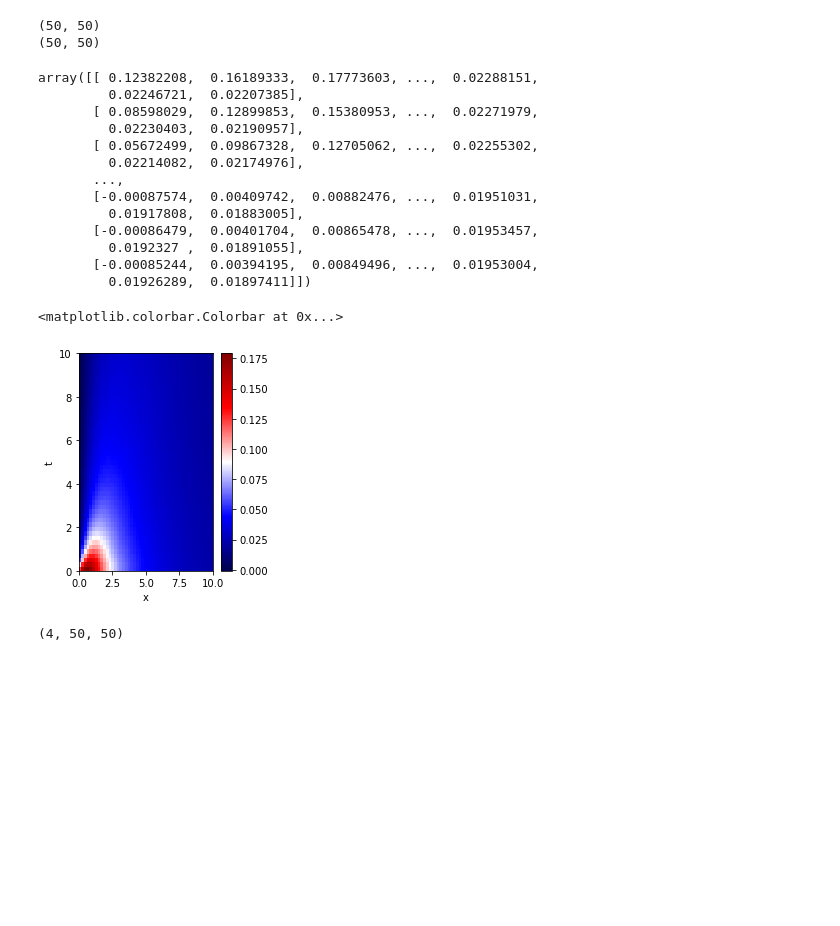
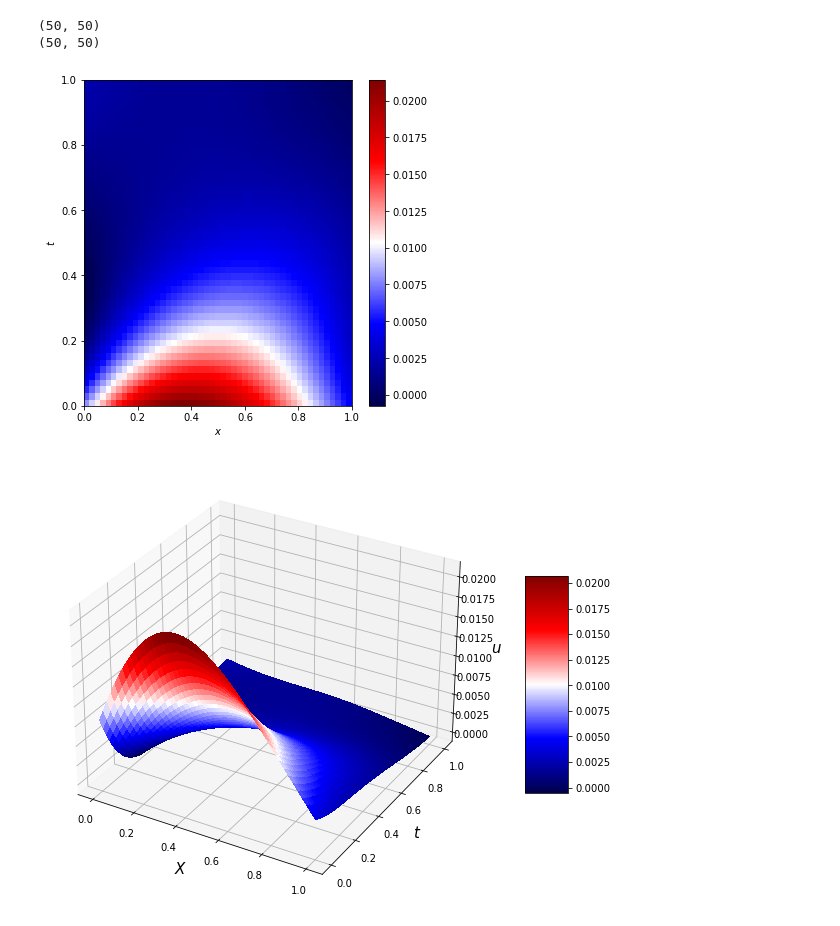
Before and after one commit to DeveYou/PFE_2022, a Jupyter notebook: heat.ipynb, the cells around one changed output. Cells and saved outputs as stored; diff of their text form; code cells hidden in the pictures; blank space fills up the shorter version.

```diff
--- a/heat.ipynb
+++ b/heat.ipynb
@@ -46,5 +35,5 @@ C5 = A * sn.exp(-T*x) * sn.cos((T*x) - (2* T**2 * t) + B) + C
 # %%
-model = sn.SciModel([x, t], [L, C3, C4, C5], loss_func= 'mse', optimizer='adam', plot_to_file='HE-Model.png')
+model = sn.SciModel([x, t], [L, C1, C2, C3], loss_func= 'mse', optimizer='adam', plot_to_file='HE-Model.png')
 model.summary()
 # %% [output]
 Model: "model_4"
@@ -67,8 +56,8 @@ ________________________________________________________________________________
 # %%
 # train the network
 x_train, t_train = np.meshgrid(
-    np.linspace(0, 10, 100),
-    np.linspace(0, 10, 100)
+    np.linspace(0, 1, 100),
+    np.linspace(0, 1, 100)
 )
 print(x_train.shape)
 print(t_train.shape)
@@ -117,7 +97,7 @@ array([[ 0.12382208,  0.1458718 ,  0.16163178, ...,  0.02246314,
 # %%
 x_test, t_test = np.meshgrid(
-    np.linspace(0, 10, 50),
-    np.linspace(0, 10, 50)
+    np.linspace(0, 1, 50),
+    np.linspace(0, 1, 50)
 )
 print(x_test.shape)
 print(t_test.shape)
@@ -125,33 +105,25 @@ print(t_test.shape)
 (50, 50)
 (50, 50)
 # %%
-T_test_eval = T.eval(model, [x_test, t_test])
-T_test_eval
+u_pred = u.eval(model, [x_test, t_test])
-# %% [output]
-array([[ 0.12382208,  0.16189333,  0.17773603, ...,  0.02288151,
-         0.02246721,  0.02207385],
-       [ 0.08598029,  0.12899853,  0.15380953, ...,  0.02271979,
-         0.02230403,  0.02190957],
-       [ 0.05672499,  0.09867328,  0.12705062, ...,  0.02255302,
-         0.02214082,  0.02174976],
-       ...,
-       [-0.00087574,  0.00409742,  0.00882476, ...,  0.01951031,
-         0.01917808,  0.01883005],
-       [-0.00086479,  0.00401704,  0.00865478, ...,  0.01953457,
-         0.0192327 ,  0.01891055],
-       [-0.00085244,  0.00394195,  0.00849496, ...,  0.01953004,
-         0.01926289,  0.01897411]])
 # %%
-fig = plt.figure(figsize=(3, 4))
-plt.pcolor(x_test, t_test, T_test_eval, cmap='seismic')
-plt.xlabel('x')
-plt.ylabel('t')
+fig = plt.figure(figsize=(6, 6))
+plt.pcolor(x_test, t_test, u_pred, cmap='seismic')
+plt.xlabel('$x$')
+plt.ylabel('$t$')
 plt.colorbar()
 # %% [output]
-<matplotlib.colorbar.Colorbar at 0x...>
-[figure, old version]
+[figure, new version]
-# %%
-T_pred = model.predict([x_test, t_test], batch_size=None, verbose=0, steps=None)
-np.array(T_pred).shape
-# %% [output]
-(4, 50, 50)
+# %%
+from matplotlib import cm
+from mpl_toolkits.mplot3d import Axes3D
+fig = plt.figure(figsize=(6, 6))
+ax = fig.add_subplot(111, projection='3d')
+surf = ax.plot_surface(x_test, t_test, u_pred, rstride=1, cstride=1, cmap=cm.seismic, linewidth=0, antialiased=False)
+fig.colorbar(surf, shrink=0.5, aspect=5)
+ax.set_xlabel('$X$', fontsize=15)
+ax.set_ylabel('$t$', fontsize=15)
+ax.set_zlabel('$u$', fontsize=15)
+plt.show()
+# %% [output]
+[figure, added]
```
Also changed, not shown: parts of 16 cells of this notebook, 5 other files.
